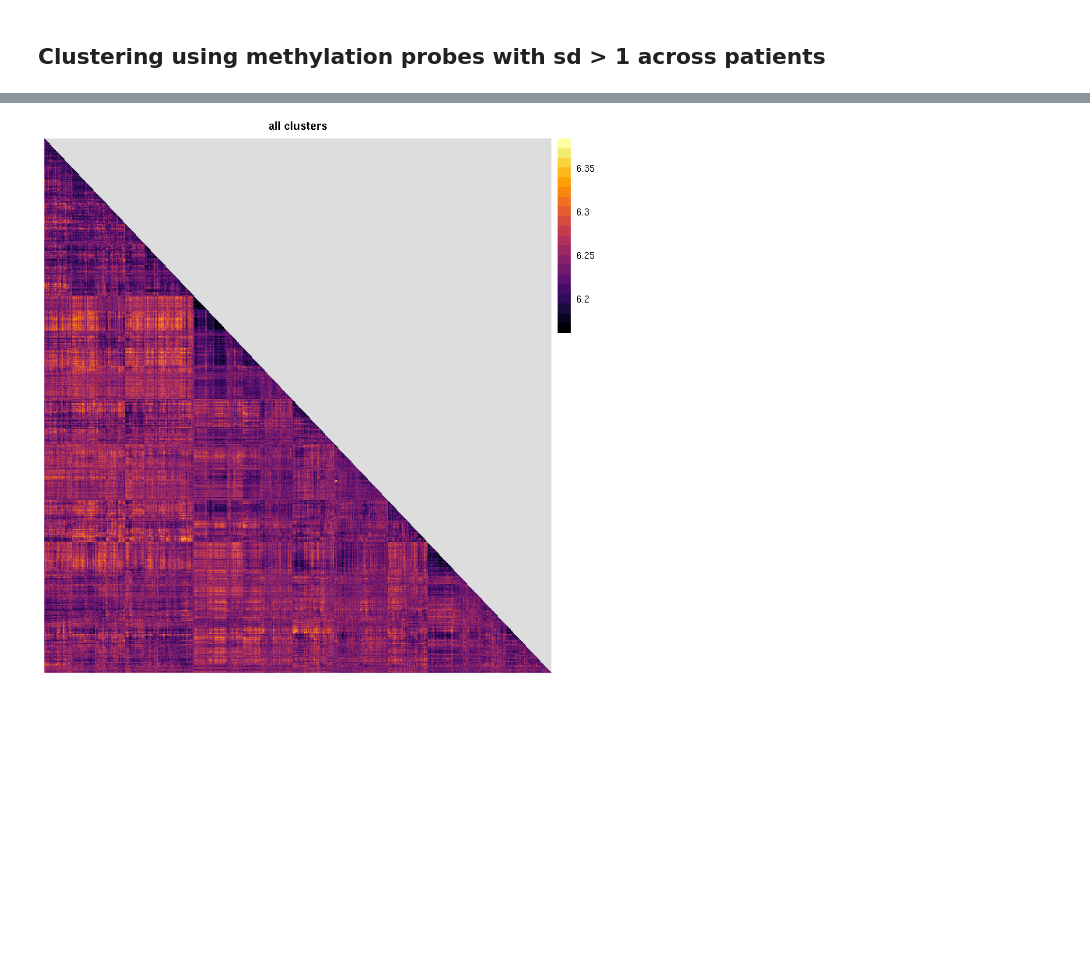
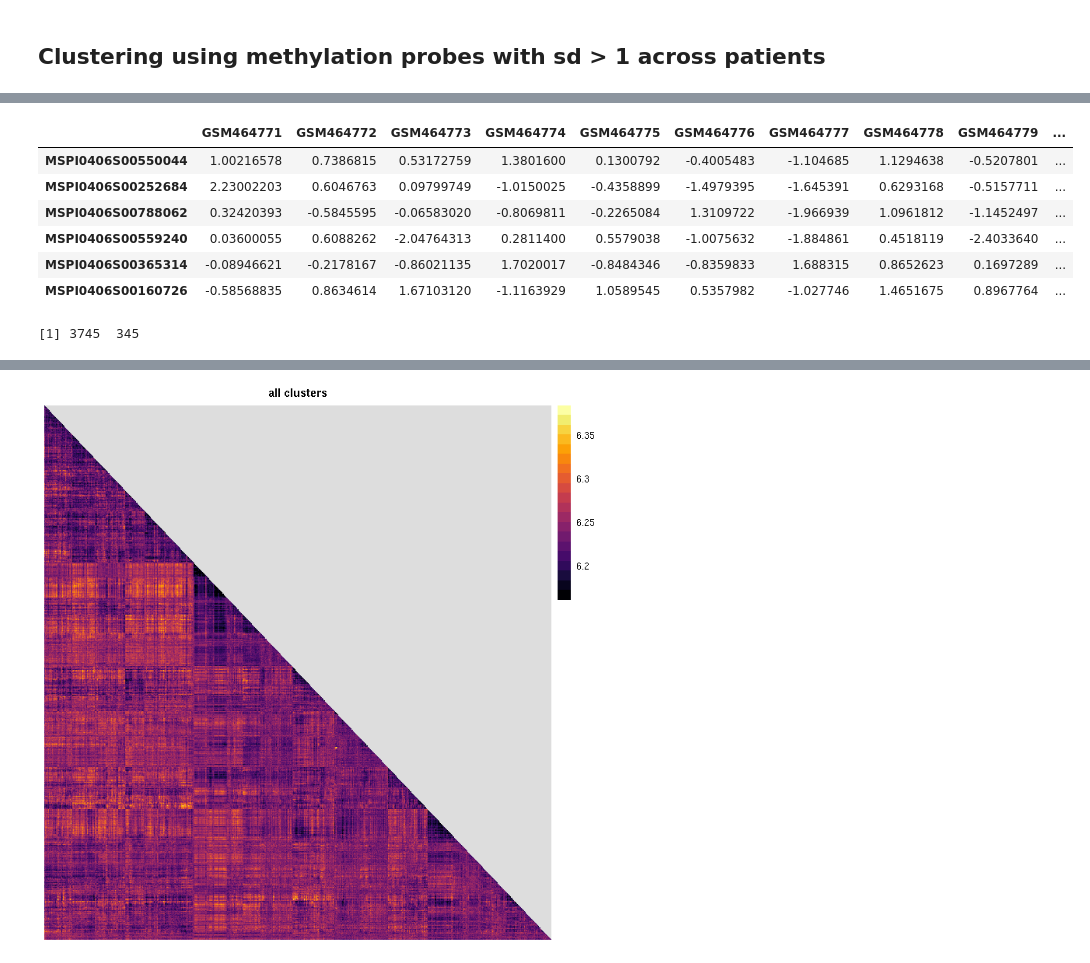
Before and after one commit to Mamie/MethylationPrediction, a Jupyter notebook: notes/Figureoa data clustering.ipynb, the cells around one changed output, grey strips where cells are left out. Drawn from its saved outputs; the diff is of its cells as text; code cells hidden in the pictures; blank space fills up the shorter version.

```diff
--- a/notes/Figureoa data clustering.ipynb
+++ b/notes/Figureoa data clustering.ipynb
@@ -229,0 +276,16 @@ res <- pheatmap(
+# %%
+res.clust <- cbind(cluster.data.raw,
+                   cluster = cutree(results[[7]][['consensusTree']], k = 7))
+tail(res.clust)
+# %% [output]
+|  | GSM464771 | GSM464772 | GSM464773 | GSM464774 | GSM464775 | GSM464776 | GSM464777 | GSM464778 | GSM464779 | ... |
+| MSPI0406S00550044 | 1.00216578 | 0.7386815 | 0.53172759 | 1.3801600 | 0.1300792 | -0.4005483 | -1.104685 | 1.1294638 | -0.5207801 | ... |
+| MSPI0406S00252684 | 2.23002203 | 0.6046763 | 0.09799749 | -1.0150025 | -0.4358899 | -1.4979395 | -1.645391 | 0.6293168 | -0.5157711 | ... |
+| MSPI0406S00788062 | 0.32420393 | -0.5845595 | -0.06583020 | -0.8069811 | -0.2265084 | 1.3109722 | -1.966939 | 1.0961812 | -1.1452497 | ... |
+| MSPI0406S00559240 | 0.03600055 | 0.6088262 | -2.04764313 | 0.2811400 | 0.5579038 | -1.0075632 | -1.884861 | 0.4518119 | -2.4033640 | ... |
+| MSPI0406S00365314 | -0.08946621 | -0.2178167 | -0.86021135 | 1.7020017 | -0.8484346 | -0.8359833 | 1.688315 | 0.8652623 | 0.1697289 | ... |
+| MSPI0406S00160726 | -0.58568835 | 0.8634614 | 1.67103120 | -1.1163929 | 1.0589545 | 0.5357982 | -1.027746 | 1.4651675 | 0.8967764 | ... |
+# %%
+dim(res.clust)
+# %% [output]
+[1] 3745  345
```
Also changed, not shown: parts of 43 cells of this notebook, 2 other files.
